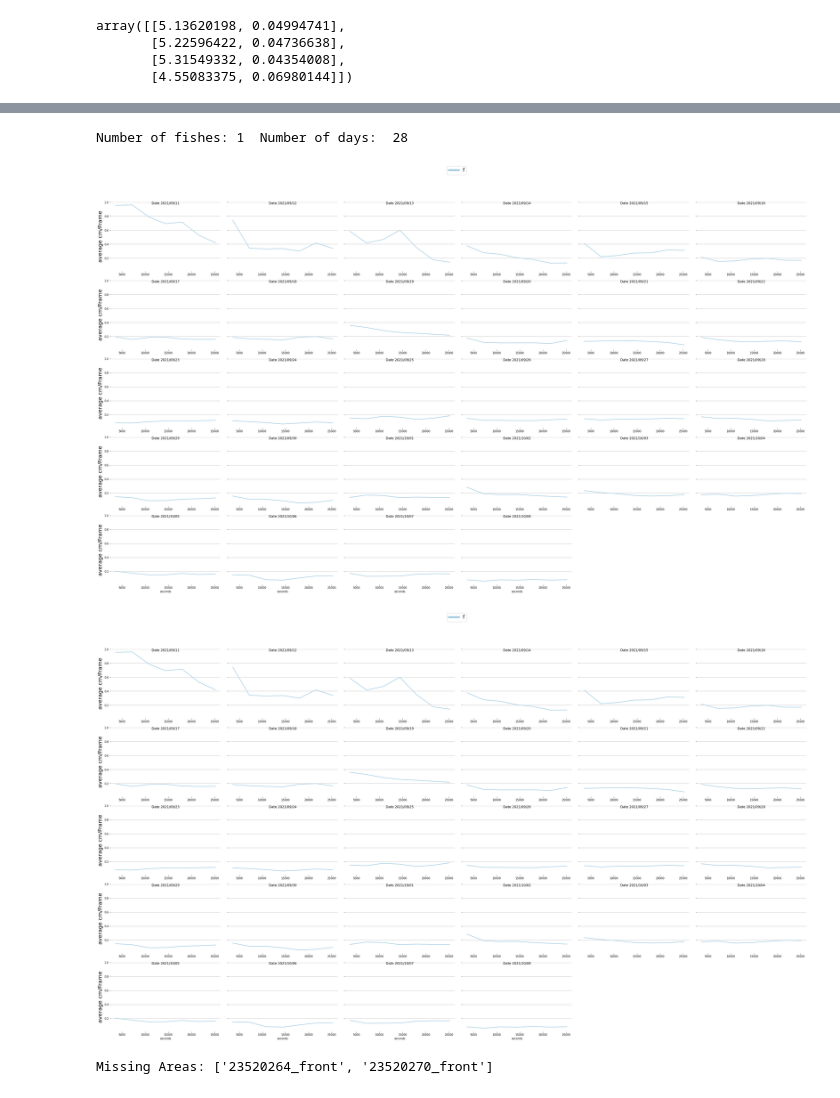
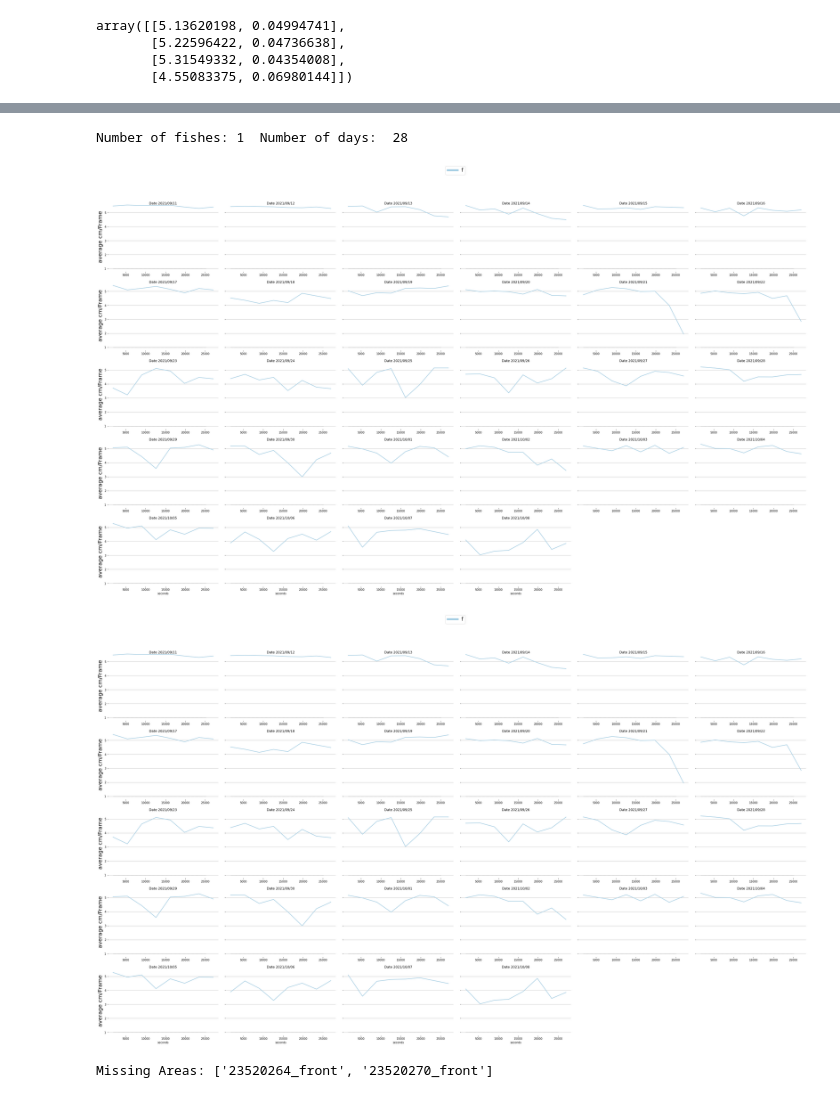
Before and after one commit to UlrikeScherer/Fish-Tracking-Visualization, a Jupyter notebook: Untitled1.ipynb, the cells around one changed output, grey strips where cells are left out. Cells and saved outputs as stored; diff of their text form; code cells hidden in the pictures.

```diff
--- a/Untitled1.ipynb
+++ b/Untitled1.ipynb
@@ -51,4 +51,4 @@ array([[5.13620198, 0.04994741],
        [5.31549332, 0.04354008],
        [4.55083375, 0.06980144]])
 # %%
-rr = activity_per_interval(fish_ids=13, time_interval=3600, write_to_csv=True)
+rr = entropy_per_interval(fish_ids=13, time_interval=3600, write_to_csv=True)
@@ -55,9 +60,9 @@ rr = activity_per_interval(fish_ids=13, time_interval=3600, write_to_csv=True)
 # %%
-sliding_window(rr["results"], time_interval=3600, sw=2, fish_keys=[key_c_p], fish_labels="f1")
+sliding_window(rr["results"], time_interval=3600, sw=1, fish_keys=[key_c_p], fish_labels="f1", baseline=1)
 # %% [output]
 Number of fishes: 1  Number of days:  28
-[figure, old version]
+[figure, new version]
-[figure, old version]
+[figure, new version]
 # %%
 areas = get_areas()
 areas[key_c_p]
```
Also changed, not shown: parts of 1 cell of this notebook, 2 other files.
